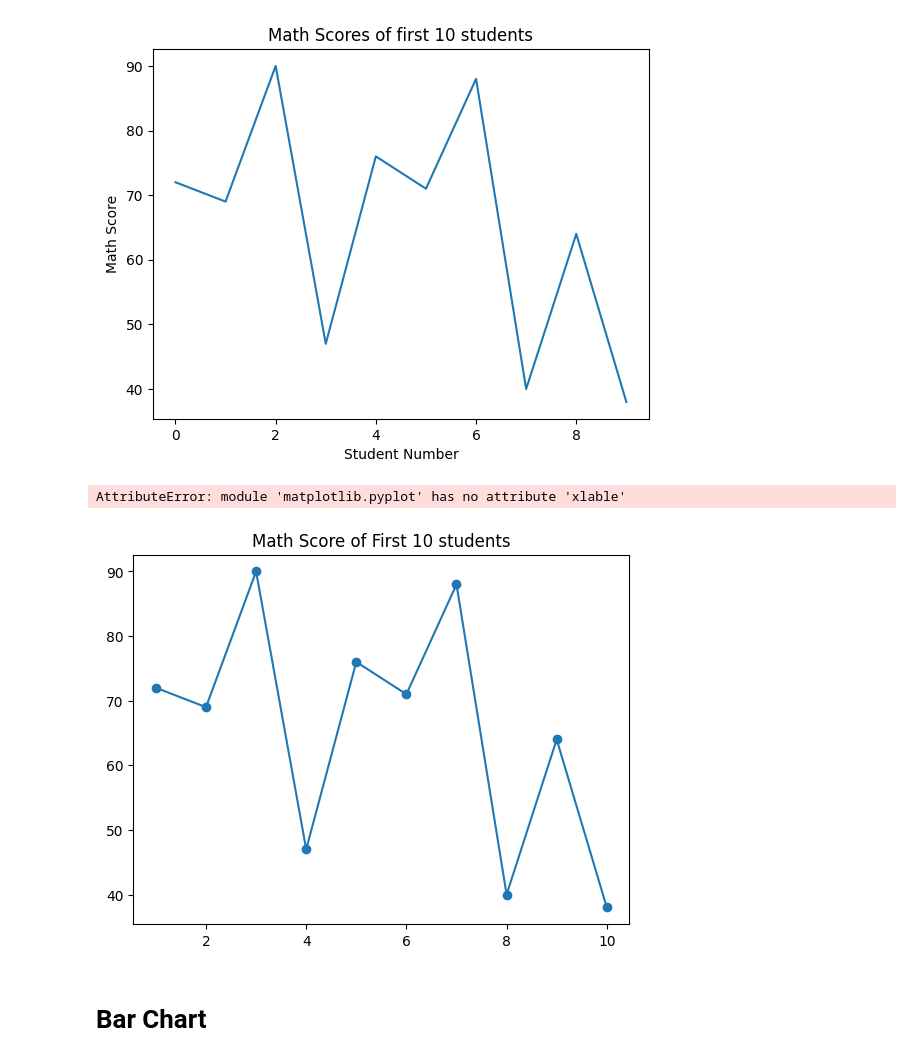
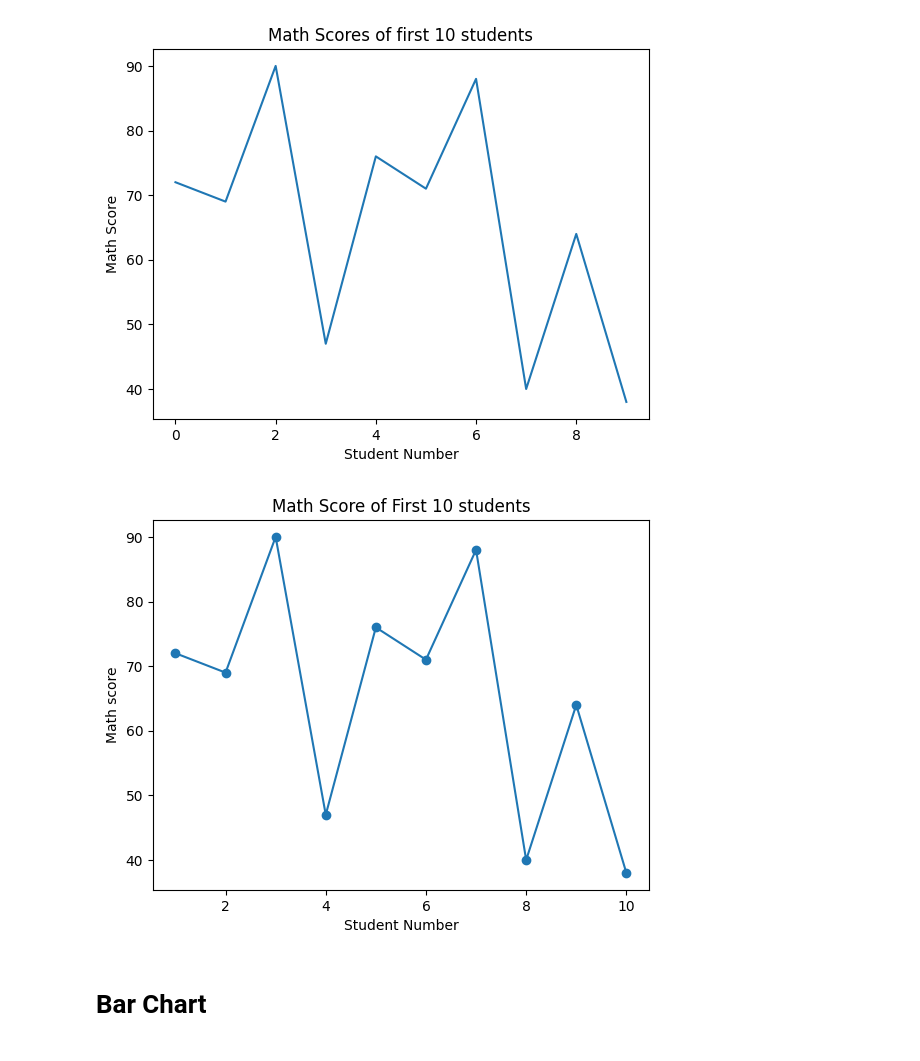
Before and after one commit to Nakib-Nasrullah/Research-Skill, a Jupyter notebook: 6_Matplotlib_and_Seaborn.ipynb, the cells around one changed output. Drawn from its saved outputs; the diff is of its cells as text; code cells hidden in the pictures.

```diff
--- a/6_Matplotlib_and_Seaborn.ipynb
+++ b/6_Matplotlib_and_Seaborn.ipynb
@@ -133,18 +133,17 @@ plt.show() # Show plot
 # %%
 # First 10 math scores
 scores = students['math score'].head(10)
 
 # Create x-axis as 1 to 10
 x = range(1, 11)  # or list(range(1, 11))
 
 plt.plot(x, scores, marker='o')
 plt.title("Math Score of First 10 students")
-plt.xlable("Student Number")
-plt.ylable("Math score")
+plt.xlabel("Student Number")
+plt.ylabel("Math score")
 plt.show()
 # %% [output]
-AttributeError: module 'matplotlib.pyplot' has no attribute 'xlable'
-[figure, old version]
+[figure, new version]
 # %% [markdown]
 # Bar **Chart**
 # %%
```
